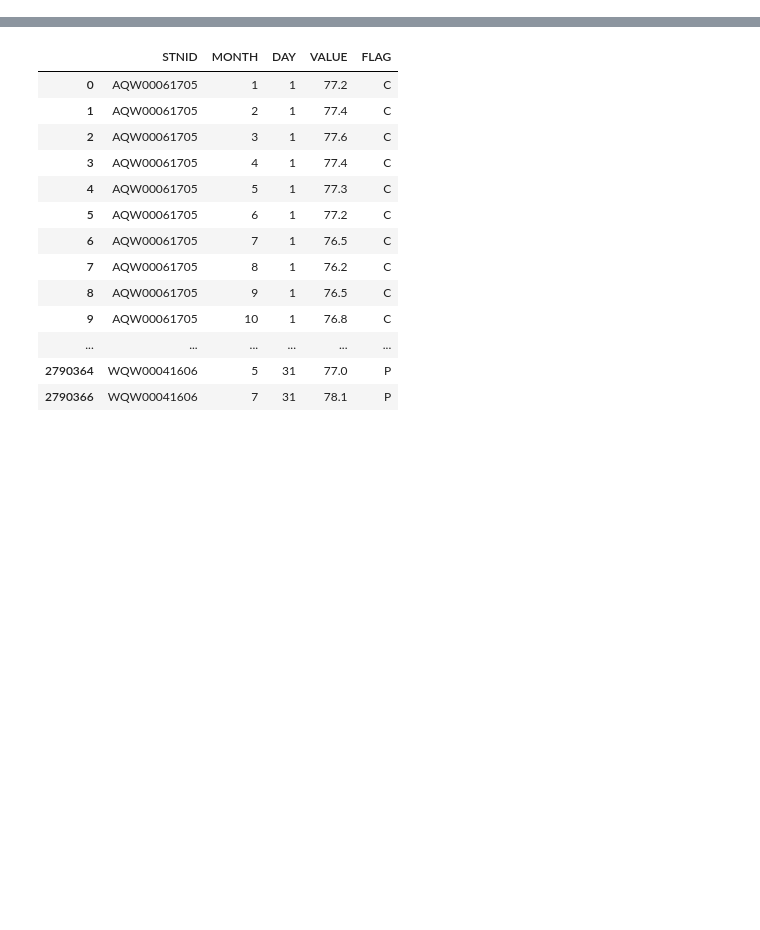
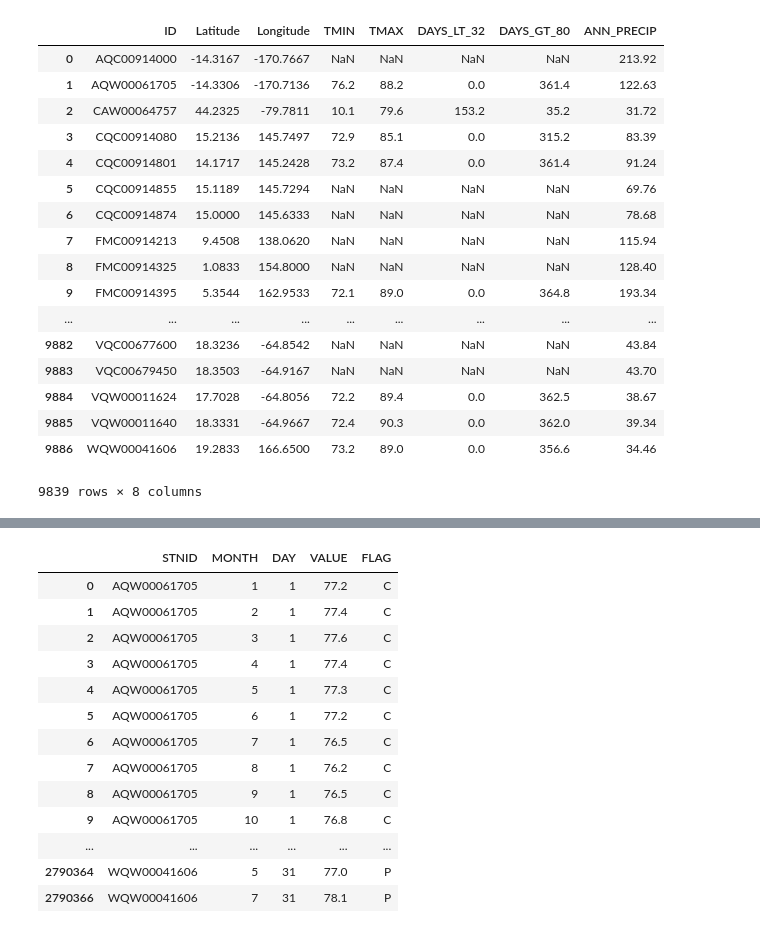
Before and after one commit to travisdoesmath/comfy-weather, a Jupyter notebook: Parse and Aggregate Data By County.ipynb, the cells around one changed output, grey strips where cells are left out. Drawn from its saved outputs; the diff is of its cells as text; code cells hidden in the pictures; blank space fills up the shorter version.

```diff
--- a/Parse and Aggregate Data By County.ipynb
+++ b/Parse and Aggregate Data By County.ipynb
@@ -7,0 +44,11 @@ weather_dir = '.'
+# %%
+daily_tmax_df = pd.read_fwf(f'{weather_dir}/dly-tmax-normal.txt', header=None)
+daily_tmax_df.columns = ['STNID','MONTH'] + [i for i in range(1,32)]
+daily_tmax_df = pd.melt(daily_tmax_df, id_vars = ['STNID','MONTH'], value_vars = [i for i in range(1,32)])
+daily_tmax_df.columns = ['STNID','MONTH','DAY','VALUE']
+daily_tmax_df = daily_tmax_df[daily_tmax_df['VALUE'] != '-8888']
+daily_tmax_df['FLAG'] = daily_tmax_df['VALUE'].map(lambda x: x[-1])
+daily_tmax_df['TMAX'] = daily_tmax_df['VALUE'].map(lambda x: int(x[0:-1])/10)
+
+tmax_df = daily_tmax_df.groupby('STNID')['TMAX'].max()
+tmax_df
@@ -7,0 +69,8 @@ weather_dir = '.'
+# %%
+days_under_32 = pd.read_fwf('ann-tmin-avgnds-lsth032.txt', header=None)
+days_under_32.columns = ['STNID','VALUE']
+days_under_32['FLAG'] = days_under_32['VALUE'].map(lambda x: x[-1])
+days_under_32['DAYS_LT_32'] = days_under_32['VALUE'].map(lambda x: int(x[0:-1])/10)
+
+days_under_32 = days_under_32.set_index('STNID')['DAYS_LT_32']
+days_under_32
@@ -7,0 +91,8 @@ weather_dir = '.'
+# %%
+days_over_80 = pd.read_fwf('ann-tmax-avgnds-grth080.txt', header=None)
+days_over_80.columns = ['STNID','VALUE']
+days_over_80['FLAG'] = days_over_80['VALUE'].map(lambda x: x[-1])
+days_over_80['DAYS_GT_80'] = days_over_80['VALUE'].map(lambda x: int(x[0:-1])/10)
+
+days_over_80 = days_over_80.set_index('STNID')['DAYS_GT_80']
+days_over_80
@@ -7,0 +113,8 @@ weather_dir = '.'
+# %%
+precip_df = pd.read_fwf(f'{weather_dir}/ann-prcp-normal.txt', header=None)
+precip_df.columns = ['STNID','VALUE']
+precip_df['FLAG'] = precip_df['VALUE'].map(lambda x: x[-1])
+precip_df['ANN_PRECIP'] = precip_df['VALUE'].map(lambda x: int(x[0:-1])/100)
+
+precip_df = precip_df.set_index('STNID')['ANN_PRECIP']
+precip_df
@@ -7,0 +135,22 @@ weather_dir = '.'
+# %%
+station_data_df = pd.merge(all_stations_df[['ID','Latitude','Longitude']], pd.DataFrame({'TMIN':tmin_df, 'TMAX':tmax_df,'DAYS_LT_32':days_under_32, 'DAYS_GT_80':days_over_80, 'ANN_PRECIP':precip_df}), left_on='ID', right_index=True)
+station_data_df
+# %% [output]
+|  | ID | Latitude | Longitude | TMIN | TMAX | DAYS_LT_32 | DAYS_GT_80 | ANN_PRECIP |
+| 0 | AQC00914000 | -14.3167 | -170.7667 | NaN | NaN | NaN | NaN | 213.92 |
+| 1 | AQW00061705 | -14.3306 | -170.7136 | 76.2 | 88.2 | 0.0 | 361.4 | 122.63 |
+| 2 | CAW00064757 | 44.2325 | -79.7811 | 10.1 | 79.6 | 153.2 | 35.2 | 31.72 |
+| 3 | CQC00914080 | 15.2136 | 145.7497 | 72.9 | 85.1 | 0.0 | 315.2 | 83.39 |
+| 4 | CQC00914801 | 14.1717 | 145.2428 | 73.2 | 87.4 | 0.0 | 361.4 | 91.24 |
+| 5 | CQC00914855 | 15.1189 | 145.7294 | NaN | NaN | NaN | NaN | 69.76 |
+| 6 | CQC00914874 | 15.0000 | 145.6333 | NaN | NaN | NaN | NaN | 78.68 |
+| 7 | FMC00914213 | 9.4508 | 138.0620 | NaN | NaN | NaN | NaN | 115.94 |
+| 8 | FMC00914325 | 1.0833 | 154.8000 | NaN | NaN | NaN | NaN | 128.40 |
+| 9 | FMC00914395 | 5.3544 | 162.9533 | 72.1 | 89.0 | 0.0 | 364.8 | 193.34 |
+| ... | ... | ... | ... | ... | ... | ... | ... | ... |
+| 9882 | VQC00677600 | 18.3236 | -64.8542 | NaN | NaN | NaN | NaN | 43.84 |
+| 9883 | VQC00679450 | 18.3503 | -64.9167 | NaN | NaN | NaN | NaN | 43.70 |
+| 9884 | VQW00011624 | 17.7028 | -64.8056 | 72.2 | 89.4 | 0.0 | 362.5 | 38.67 |
+| 9885 | VQW00011640 | 18.3331 | -64.9667 | 72.4 | 90.3 | 0.0 | 362.0 | 39.34 |
+| 9886 | WQW00041606 | 19.2833 | 166.6500 | 73.2 | 89.0 | 0.0 | 356.6 | 34.46 |
+9839 rows × 8 columns
```
Also changed, not shown: parts of 18 cells of this notebook, 3 other files.
